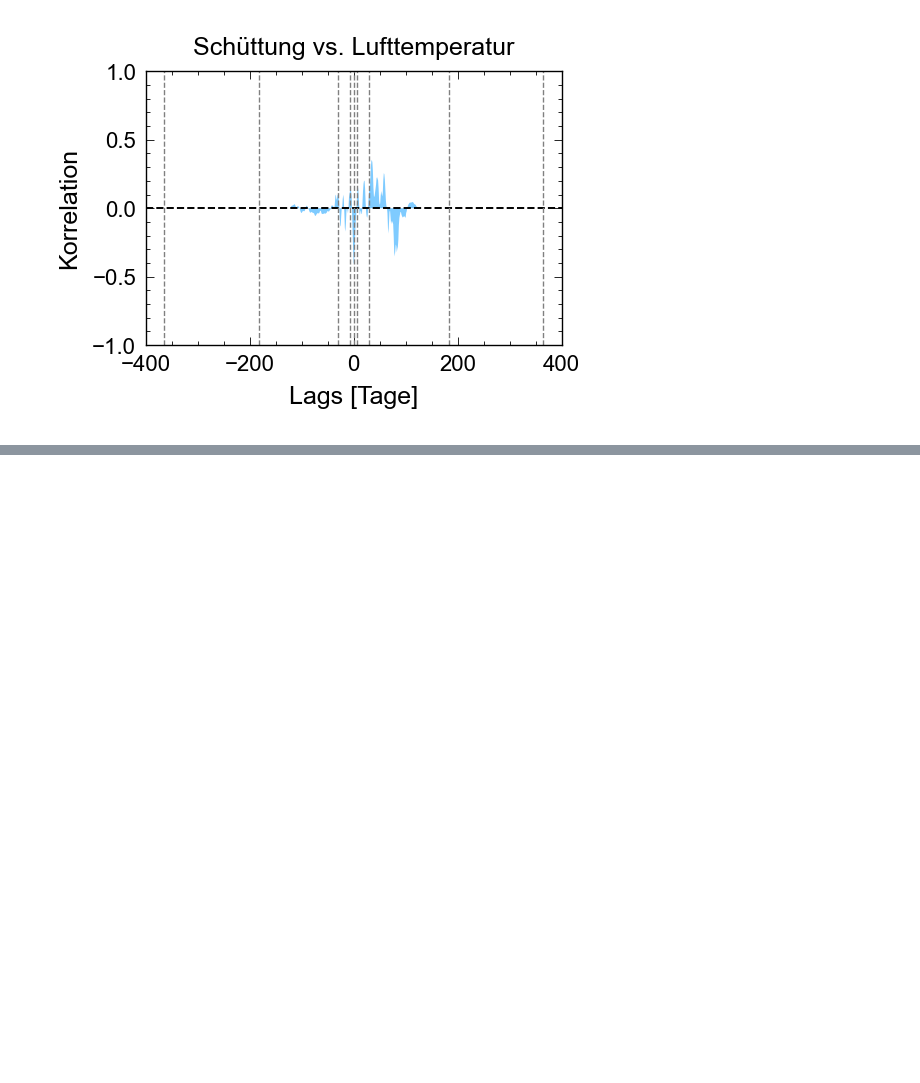
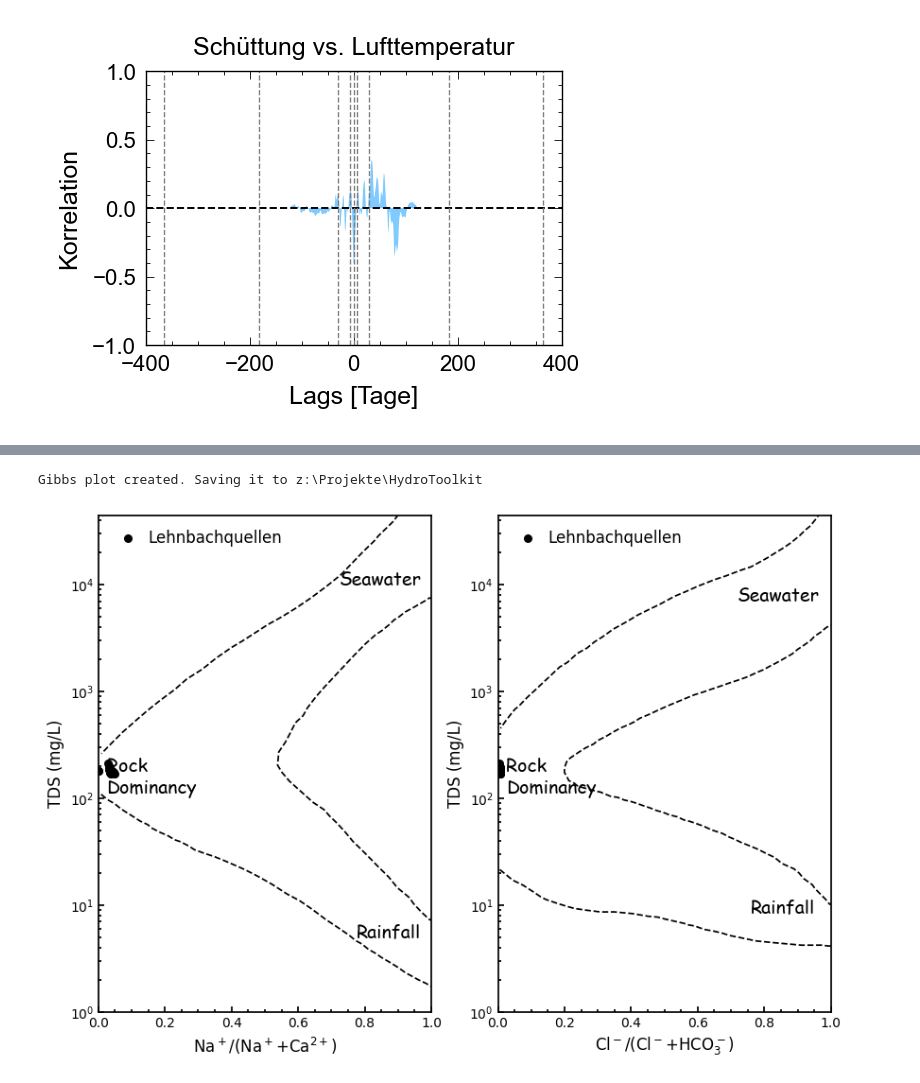
Before and after one commit to paultoechterle/HydroToolkit, a Jupyter notebook: Example_Use.ipynb, the cells around one changed output, grey strips where cells are left out. Cells and saved outputs as stored; diff of their text form; code cells hidden in the pictures; blank space fills up the shorter version.

```diff
--- a/Example_Use.ipynb
+++ b/Example_Use.ipynb
@@ -296,0 +266,5 @@ plt.savefig('plots/' + X.metadata['Messstelle'] + '_Skalogramm.png')
+# %%
+X.plot_chemisty(kind='gibbs', path='')
+# %% [output]
+Gibbs plot created. Saving it to z:\Projekte\HydroToolkit
+[figure, added]
```
Also changed, not shown: parts of 15 cells of this notebook.
